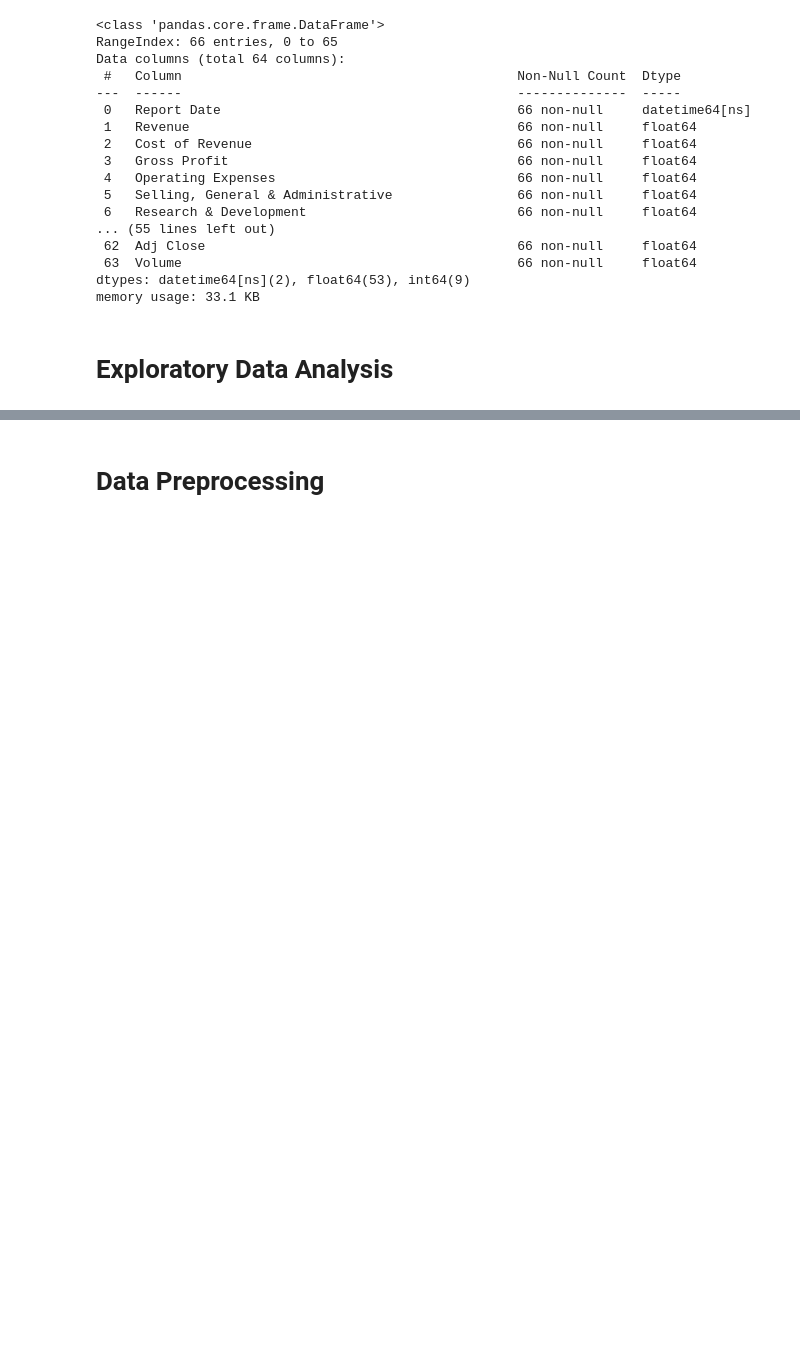
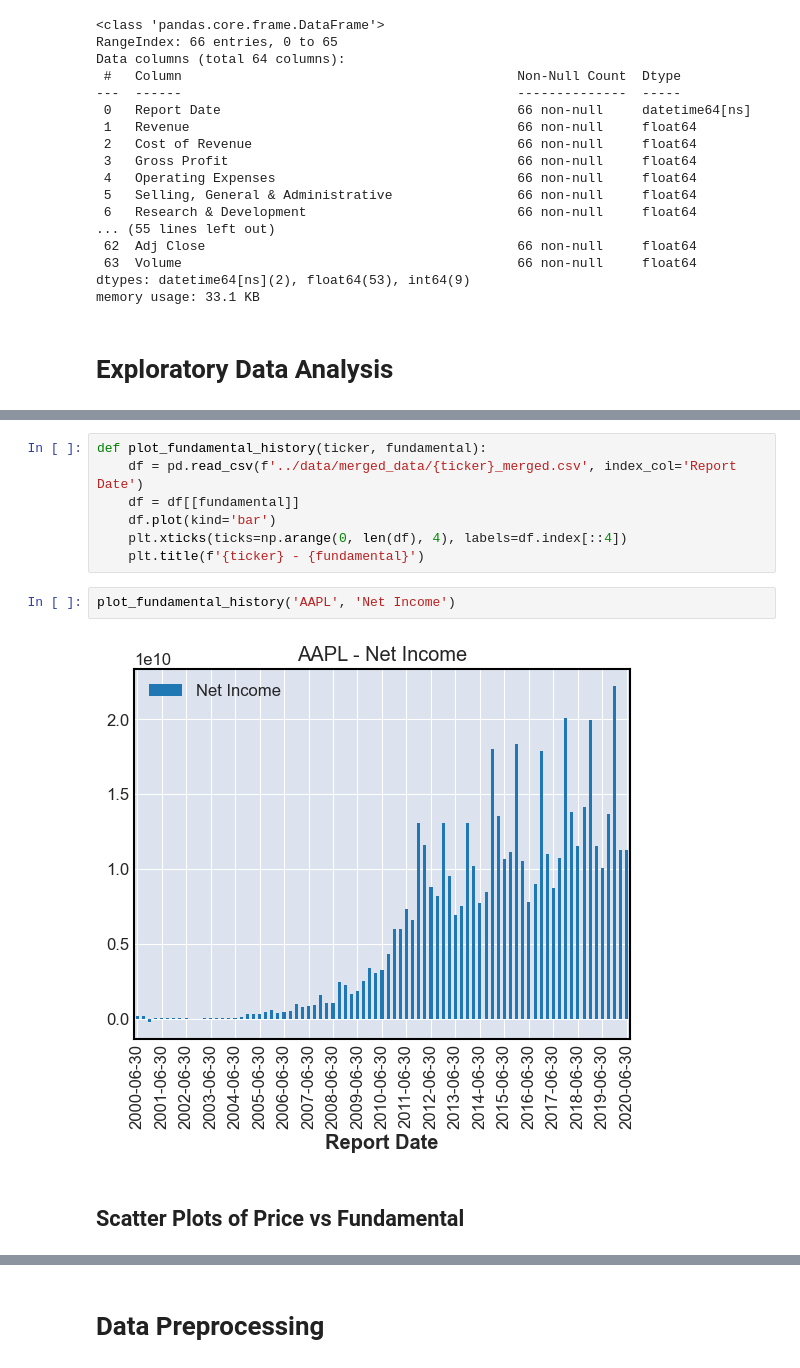
Before and after one commit to tjkyner/stock-kpis, a Jupyter notebook: notebooks/prep_and_eda.ipynb, the cells around one changed output, grey strips where cells are left out. Cells and saved outputs as stored; diff of their text form; blank space fills up the shorter version.

```diff
--- a/notebooks/prep_and_eda.ipynb
+++ b/notebooks/prep_and_eda.ipynb
@@ -271,0 +296,13 @@ memory usage: 33.1 KB
+# %%
+def plot_fundamental_history(ticker, fundamental):
+    df = pd.read_csv(f'../data/merged_data/{ticker}_merged.csv', index_col='Report Date')
+    df = df[[fundamental]]
+    df.plot(kind='bar')
+    plt.xticks(ticks=np.arange(0, len(df), 4), labels=df.index[::4])
+    plt.title(f'{ticker} - {fundamental}')
+# %%
+plot_fundamental_history('AAPL', 'Net Income')
+# %% [output]
+[figure, added]
+# %% [markdown]
+## Scatter Plots of Price vs Fundamental
```
Also changed, not shown: parts of 9 cells of this notebook.
